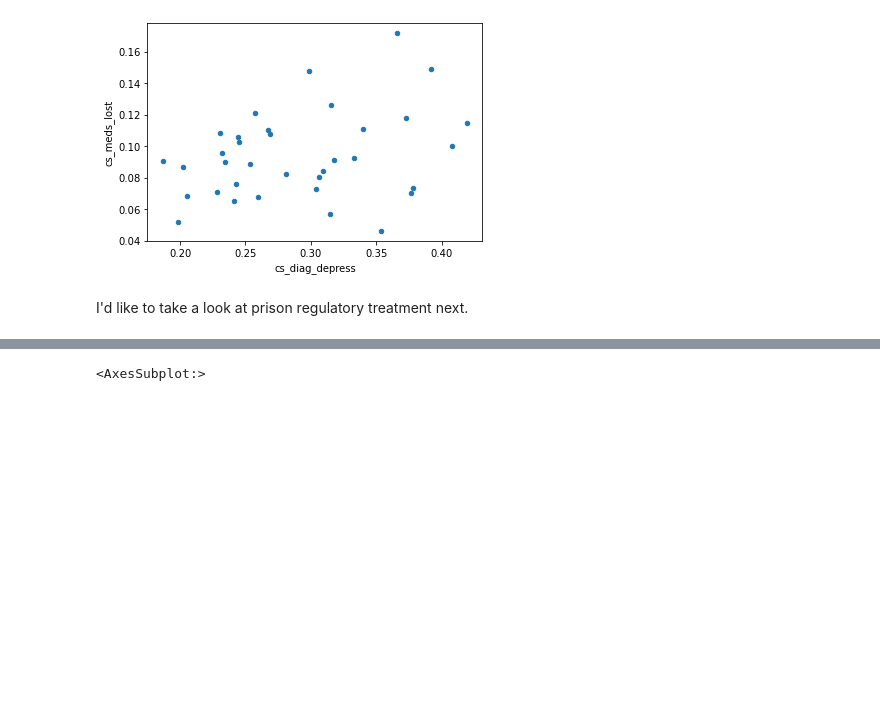
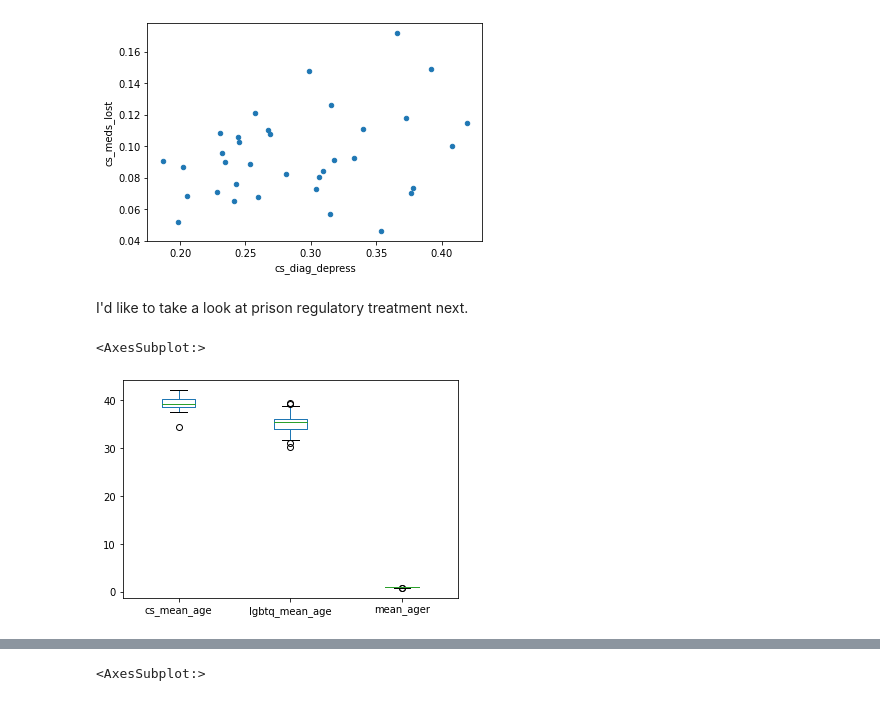
Before and after one commit to hjake123/pharis-2021, a Jupyter notebook: Data/process_notebook.ipynb, the cells around one changed output, grey strips where cells are left out. Drawn from its saved outputs; the diff is of its cells as text; code cells hidden in the pictures; blank space fills up the shorter version.

```diff
--- a/Data/process_notebook.ipynb
+++ b/Data/process_notebook.ipynb
@@ -601,11 +601,14 @@ prime_plot_frame_2.plot.scatter(x='cs_diag_depress', y='cs_meds_lost')
 # %% [markdown]
 I'd like to take a look at prison regulatory treatment next.
 # %%
-def mean_compare_LGBTQ(var_name, trait_name):
+def mean_compare_LGBTQ(var_name, trait_name, numeric=False):
     acc_vars_bs = {}
     for state in list_state_codes:
         q = 0
-        Q = remove_indet(lgbtq_bs[state], var_name)
+        if(not numeric):
+            Q = remove_indet(lgbtq_bs[state], var_name)
+        else:
+            Q = lgbtq_bs[state]
         for p in Q[var_name]:
             try:
                 q += int(p)
@@ -615,7 +618,10 @@ def mean_compare_LGBTQ(var_name, trait_name):
             q /= len(Q)
 
         c = 0
-        C = remove_indet(cs_bs[state], var_name)
+        if(not numeric):
+            C = remove_indet(cs_bs[state], var_name)
+        else:
+            C = cs_bs[state]
         for p in C[var_name]:
             try:
                 c += int(p)
@@ -627,3 +633,11 @@ def mean_compare_LGBTQ(var_name, trait_name):
             acc_vars_bs[state] = [c, q, q/c]
 
     return pandas.DataFrame.from_dict(acc_vars_bs, orient='index', columns = [f'cs_{trait_name}', f'lgbtq_{trait_name}', f'{trait_name}r'])
+# %%
+''' Quick aside about age. '''
+age_plot_frame = mean_compare_LGBTQ("RV0001", "mean_age", numeric=True)
+# %%
+age_plot_frame.plot.box()
+# %% [output]
+<AxesSubplot:>
+[figure, added]
```
Also changed, not shown: parts of 34 cells of this notebook, 6 other files.
